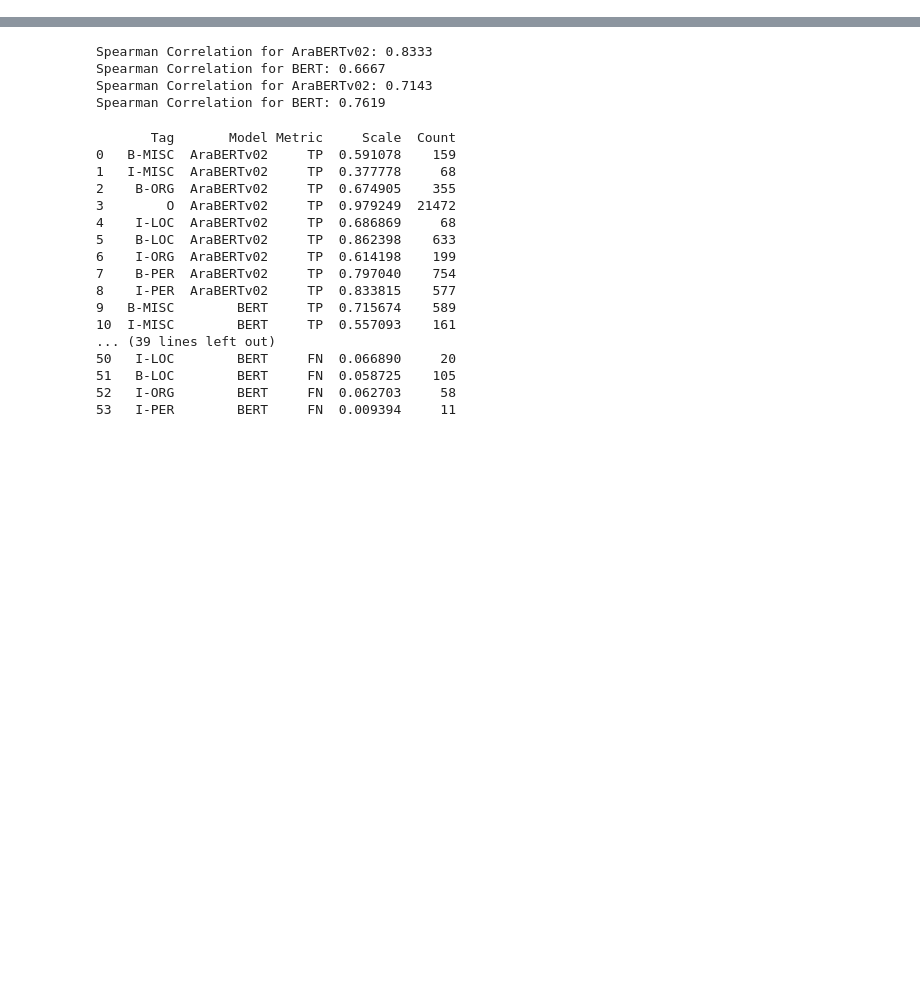
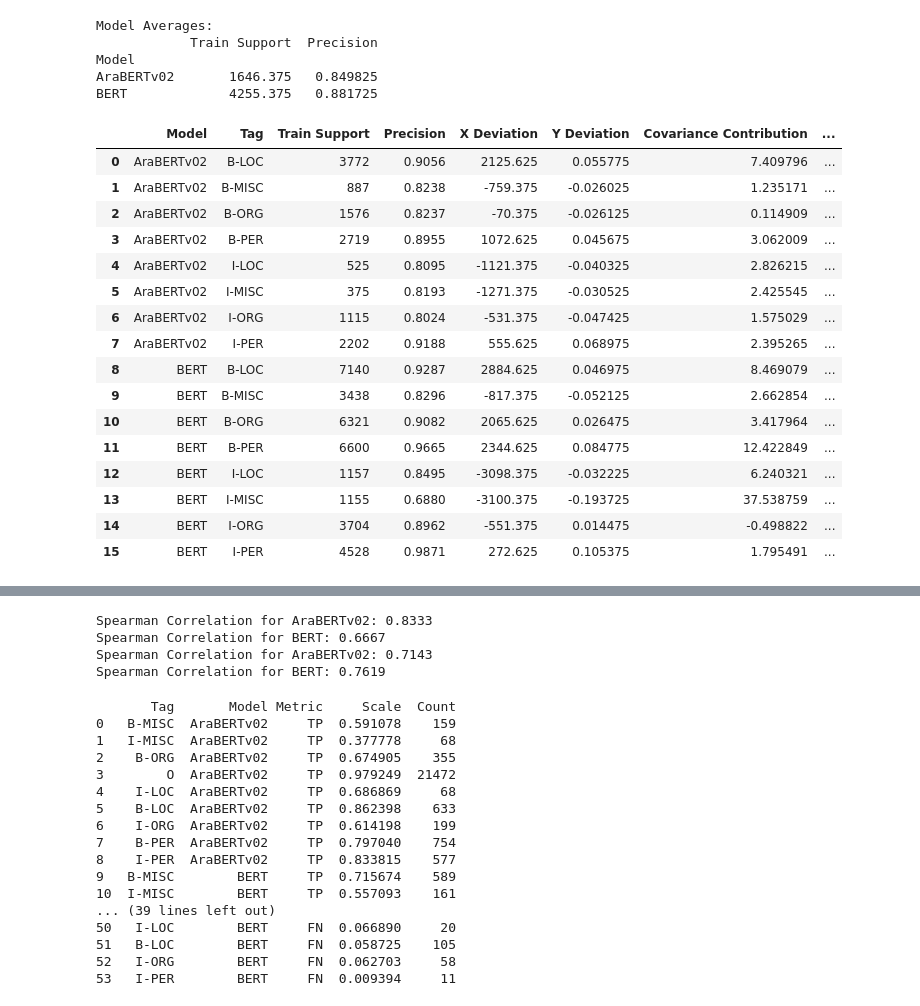
Before and after one commit to ay94/deformar-dashboard, a Jupyter notebook: notebooks/analysis/token_performance_discrepancy.ipynb, the cells around one changed output, grey strips where cells are left out. Drawn from its saved outputs; the diff is of its cells as text; code cells hidden in the pictures; blank space fills up the shorter version.

```diff
--- a/notebooks/analysis/token_performance_discrepancy.ipynb
+++ b/notebooks/analysis/token_performance_discrepancy.ipynb
@@ -688,0 +943,26 @@ Overall Recall Mean: 0.8370875
+# %%
+pearson_contributions_fixed = calculate_pearson_contributions_with_summary(data.copy(), "Train Support", "Precision", group_col="Model")
+pearson_contributions_fixed
+# %% [output]
+Model Averages:
+            Train Support  Precision
+Model
+AraBERTv02       1646.375   0.849825
+BERT             4255.375   0.881725
+|  | Model | Tag | Train Support | Precision | X Deviation | Y Deviation | Covariance Contribution | ... |
+| 0 | AraBERTv02 | B-LOC | 3772 | 0.9056 | 2125.625 | 0.055775 | 7.409796 | ... |
+| 1 | AraBERTv02 | B-MISC | 887 | 0.8238 | -759.375 | -0.026025 | 1.235171 | ... |
+| 2 | AraBERTv02 | B-ORG | 1576 | 0.8237 | -70.375 | -0.026125 | 0.114909 | ... |
+| 3 | AraBERTv02 | B-PER | 2719 | 0.8955 | 1072.625 | 0.045675 | 3.062009 | ... |
+| 4 | AraBERTv02 | I-LOC | 525 | 0.8095 | -1121.375 | -0.040325 | 2.826215 | ... |
+| 5 | AraBERTv02 | I-MISC | 375 | 0.8193 | -1271.375 | -0.030525 | 2.425545 | ... |
+| 6 | AraBERTv02 | I-ORG | 1115 | 0.8024 | -531.375 | -0.047425 | 1.575029 | ... |
+| 7 | AraBERTv02 | I-PER | 2202 | 0.9188 | 555.625 | 0.068975 | 2.395265 | ... |
+| 8 | BERT | B-LOC | 7140 | 0.9287 | 2884.625 | 0.046975 | 8.469079 | ... |
+| 9 | BERT | B-MISC | 3438 | 0.8296 | -817.375 | -0.052125 | 2.662854 | ... |
+| 10 | BERT | B-ORG | 6321 | 0.9082 | 2065.625 | 0.026475 | 3.417964 | ... |
+| 11 | BERT | B-PER | 6600 | 0.9665 | 2344.625 | 0.084775 | 12.422849 | ... |
+| 12 | BERT | I-LOC | 1157 | 0.8495 | -3098.375 | -0.032225 | 6.240321 | ... |
+| 13 | BERT | I-MISC | 1155 | 0.6880 | -3100.375 | -0.193725 | 37.538759 | ... |
+| 14 | BERT | I-ORG | 3704 | 0.8962 | -551.375 | 0.014475 | -0.498822 | ... |
+| 15 | BERT | I-PER | 4528 | 0.9871 | 272.625 | 0.105375 | 1.795491 | ... |
```
Also changed, not shown: parts of 15 cells of this notebook.
